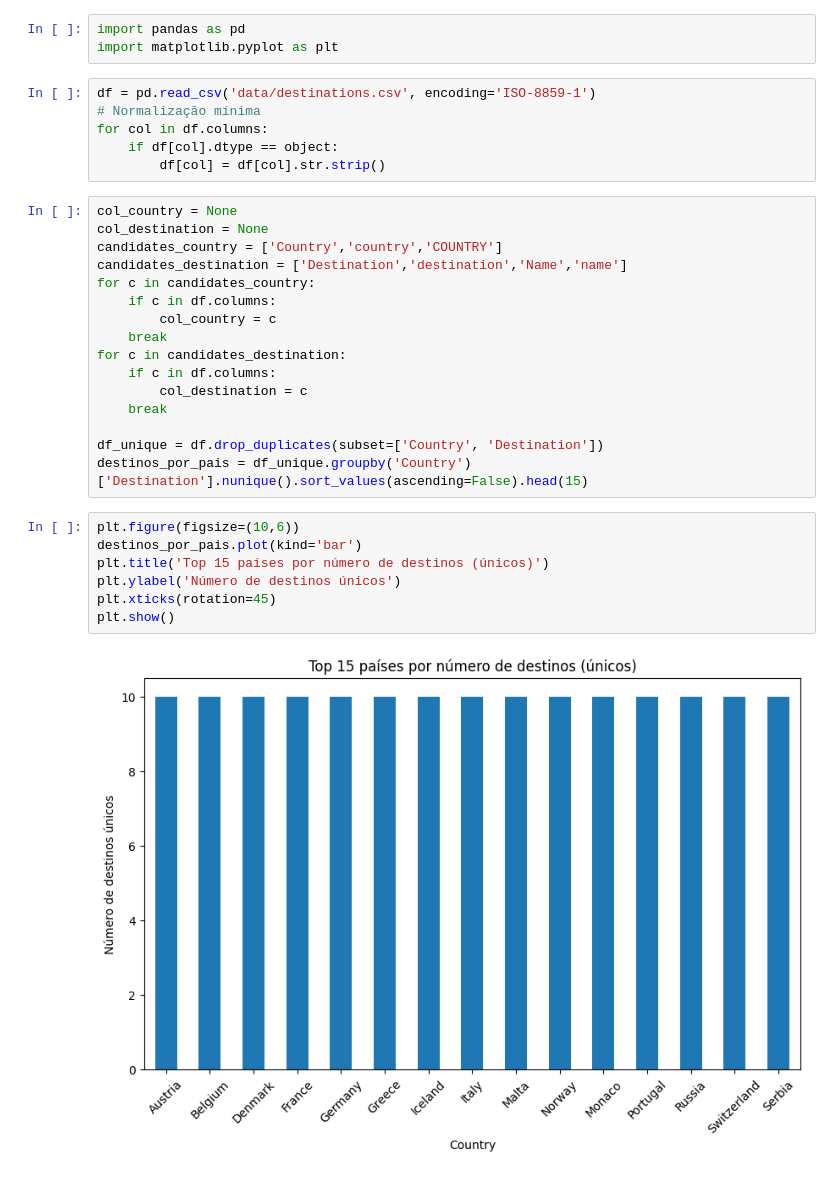
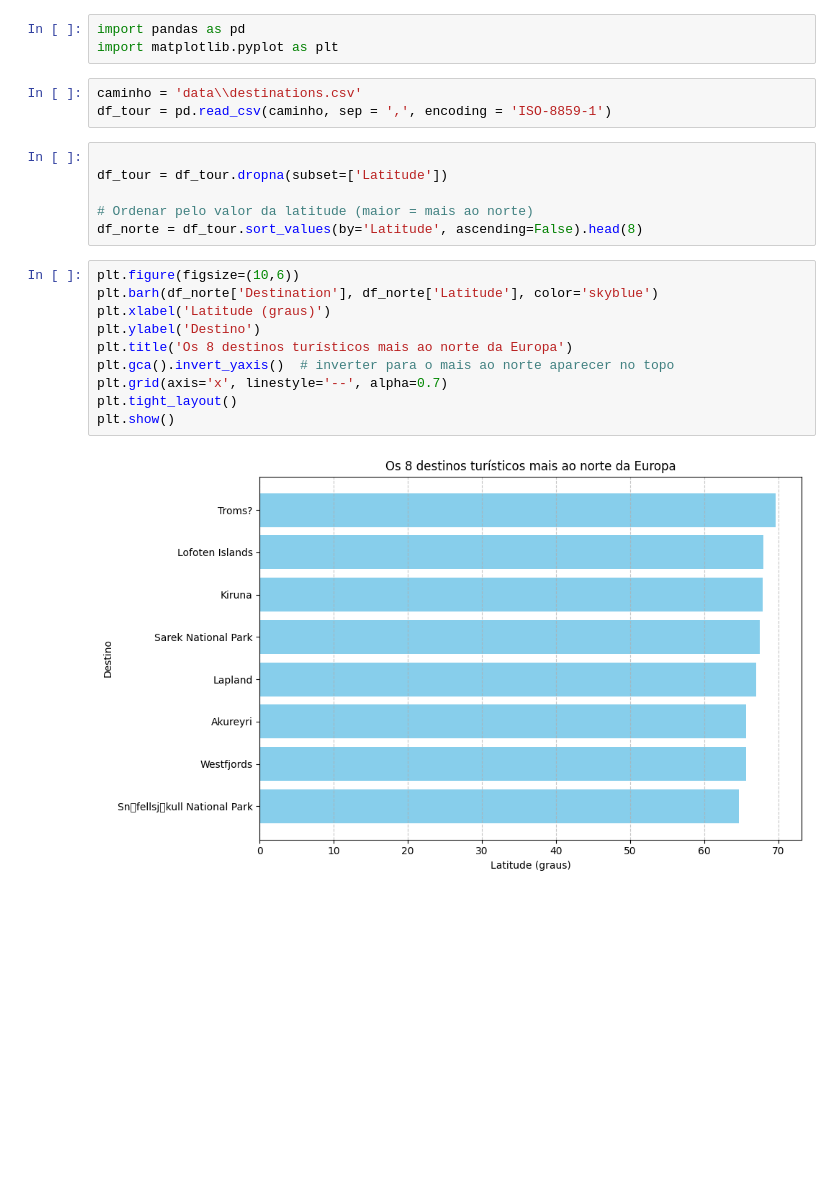
Before and after one commit to thiagorovari/Projeto1_Ciencias_de_dados_jupyter_notebook, a Jupyter notebook: note2.ipynb, the cells around one changed output. Drawn from its saved outputs; the diff is of its cells as text; blank space fills up the shorter version.

```diff
--- a/note2.ipynb
+++ b/note2.ipynb
@@ -2,33 +2,23 @@
 import pandas as pd
 import matplotlib.pyplot as plt
 # %%
-df = pd.read_csv('data/destinations.csv', encoding='ISO-8859-1')
-# Normalização mínima
-for col in df.columns:
-    if df[col].dtype == object:
-        df[col] = df[col].str.strip()
+caminho = 'data\\destinations.csv'
+df_tour = pd.read_csv(caminho, sep = ',', encoding = 'ISO-8859-1')
 # %%
-col_country = None
-col_destination = None
-candidates_country = ['Country','country','COUNTRY']
-candidates_destination = ['Destination','destination','Name','name']
-for c in candidates_country:
-    if c in df.columns:
-        col_country = c
-    break
-for c in candidates_destination:
-    if c in df.columns:
-        col_destination = c
-    break
 
-df_unique = df.drop_duplicates(subset=['Country', 'Destination'])
-destinos_por_pais = df_unique.groupby('Country')['Destination'].nunique().sort_values(ascending=False).head(15)
+df_tour = df_tour.dropna(subset=['Latitude'])
+
+# Ordenar pelo valor da latitude (maior = mais ao norte)
+df_norte = df_tour.sort_values(by='Latitude', ascending=False).head(8)
 # %%
 plt.figure(figsize=(10,6))
-destinos_por_pais.plot(kind='bar')
-plt.title('Top 15 países por número de destinos (únicos)')
-plt.ylabel('Número de destinos únicos')
-plt.xticks(rotation=45)
+plt.barh(df_norte['Destination'], df_norte['Latitude'], color='skyblue')
+plt.xlabel('Latitude (graus)')
+plt.ylabel('Destino')
+plt.title('Os 8 destinos turísticos mais ao norte da Europa')
+plt.gca().invert_yaxis()  # inverter para o mais ao norte aparecer no topo
+plt.grid(axis='x', linestyle='--', alpha=0.7)
+plt.tight_layout()
 plt.show()
 # %% [output]
-[figure, old version]
+[figure, new version]
```
